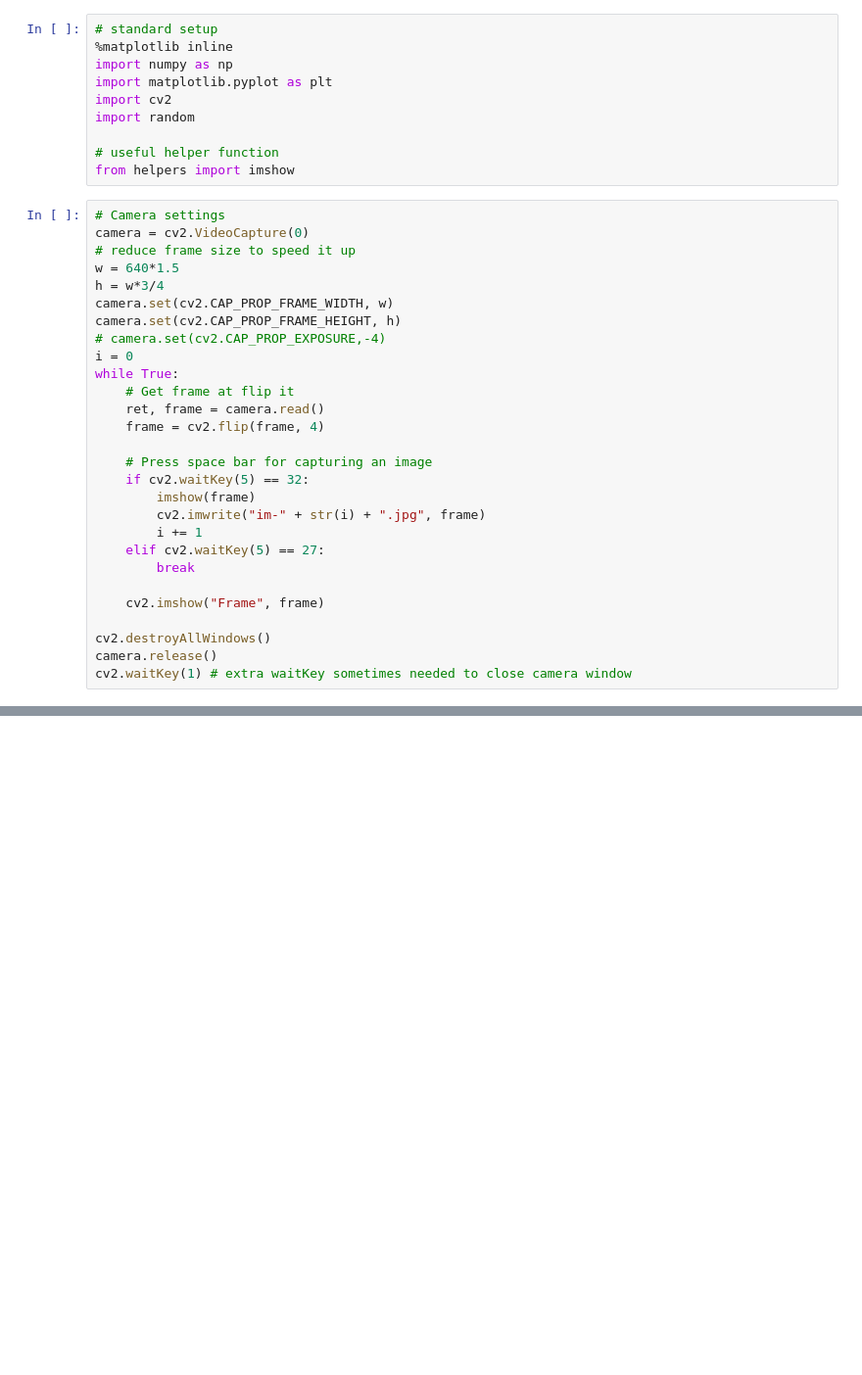
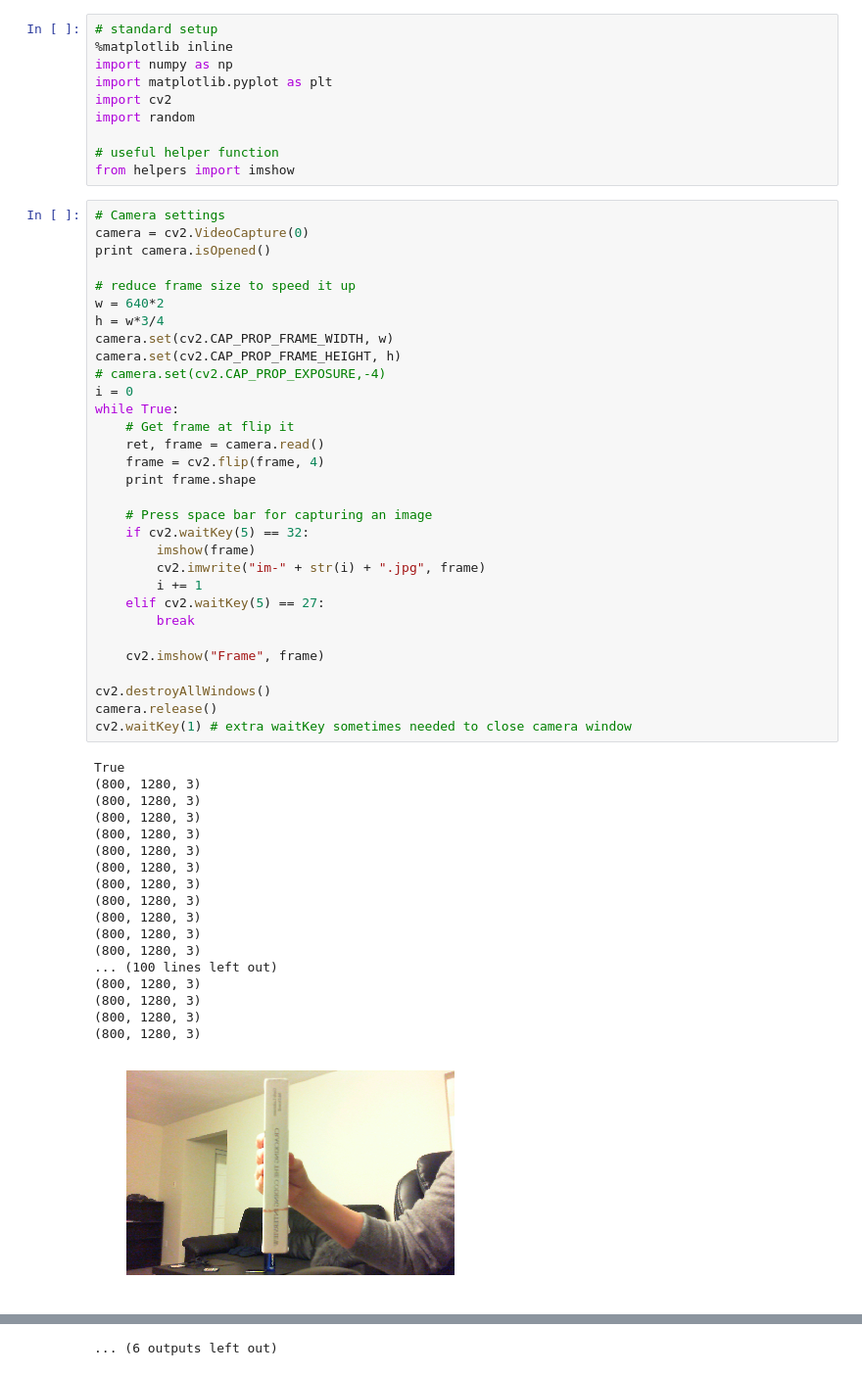
Before and after one commit to buenayerba/augmented-reality-for-book-spines, a Jupyter notebook: save_video_frame.ipynb, the cells around one changed output, grey strips where cells are left out. Shown at 98% size. Drawn from its saved outputs; the diff is of its cells as text; blank space fills up the shorter version.

```diff
--- a/save_video_frame.ipynb
+++ b/save_video_frame.ipynb
@@ -11,28 +11,50 @@ from helpers import imshow
 # %%
 # Camera settings
 camera = cv2.VideoCapture(0)
+print camera.isOpened()
+
 # reduce frame size to speed it up
-w = 640*1.5
+w = 640*2
 h = w*3/4
 camera.set(cv2.CAP_PROP_FRAME_WIDTH, w)
 camera.set(cv2.CAP_PROP_FRAME_HEIGHT, h)
 # camera.set(cv2.CAP_PROP_EXPOSURE,-4)
 i = 0
 while True:
     # Get frame at flip it
     ret, frame = camera.read()
     frame = cv2.flip(frame, 4)
+    print frame.shape
 
     # Press space bar for capturing an image
     if cv2.waitKey(5) == 32:
         imshow(frame)
         cv2.imwrite("im-" + str(i) + ".jpg", frame)
         i += 1
     elif cv2.waitKey(5) == 27:
         break
 
     cv2.imshow("Frame", frame)
 
 cv2.destroyAllWindows()
 camera.release()
 cv2.waitKey(1) # extra waitKey sometimes needed to close camera window
+# %% [output]
+True
+(800, 1280, 3)
+(800, 1280, 3)
+(800, 1280, 3)
+(800, 1280, 3)
+(800, 1280, 3)
+(800, 1280, 3)
+(800, 1280, 3)
+(800, 1280, 3)
+(800, 1280, 3)
+(800, 1280, 3)
+(800, 1280, 3)
+... (100 lines left out)
+(800, 1280, 3)
+(800, 1280, 3)
+(800, 1280, 3)
+(800, 1280, 3)
+[figure, added]
@@ -38,0 +142 @@ cv2.waitKey(1) # extra waitKey sometimes needed to close camera window
+... (6 outputs left out)
```
Also changed, not shown: parts of 2 cells of this notebook, 4 other files.
